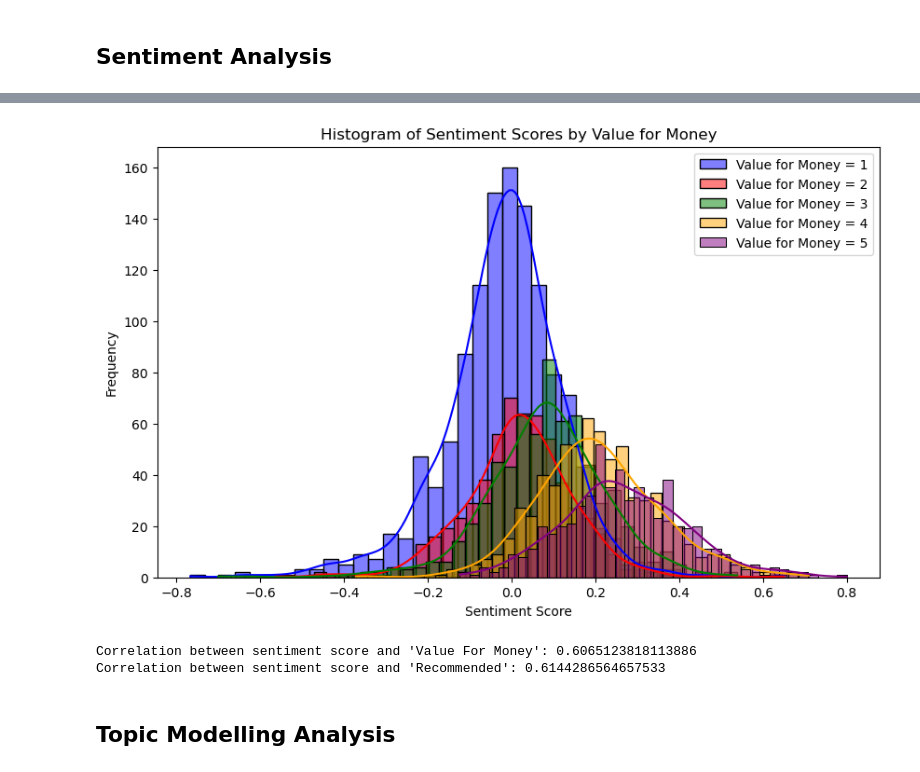
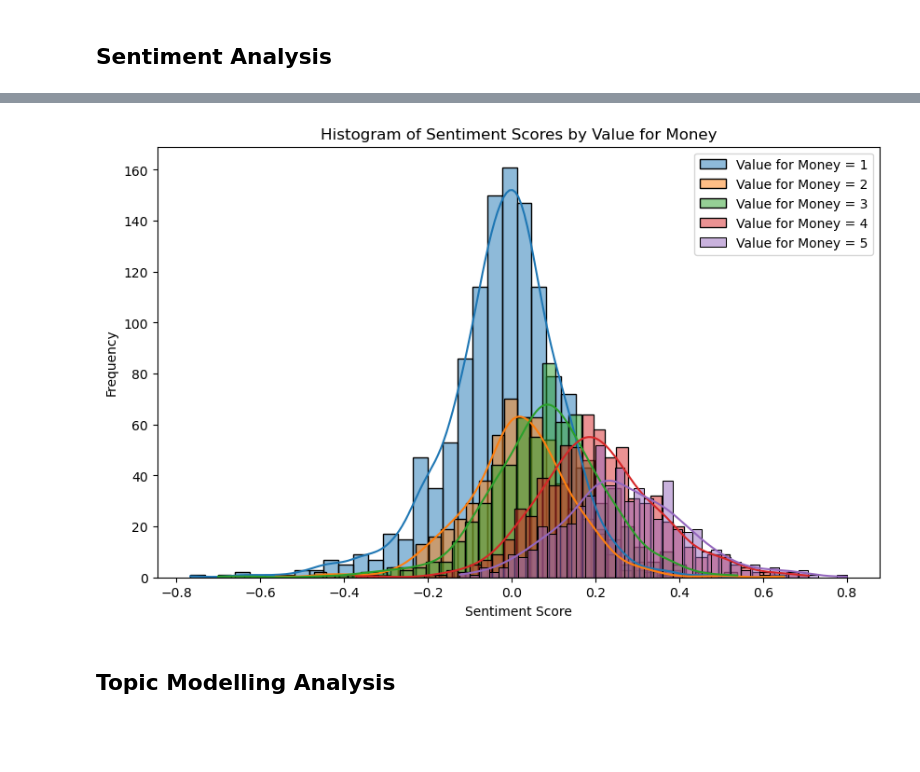
Before and after one commit to MarkPhamm/British-Airway, a Jupyter notebook: Review_Analysis.ipynb, the cells around one changed output, grey strips where cells are left out. Saved outputs shown, nothing was run; the diff lists cells and outputs as text; code cells hidden in the pictures; blank space fills up the shorter version.

```diff
--- a/Review_Analysis.ipynb
+++ b/Review_Analysis.ipynb
@@ -47,3 +54,5 @@ df = df[['Review','Value For Money', 'Recommended']]
+# %%
+df = df[['seat_comfort', 'cabit_serv', 'food','ground_service', 'wifi','review', 'money_value','recommended']]
 # %%
 df.head()
 # %% [output]
@@ -214,9 +190,9 @@ def check_delay(review):
         return 0
 
 # Apply the function to create the 'Delay' column
-df['Delay'] = df['Review'].apply(check_delay)
+df['delay'] = df['review'].apply(check_delay)
 # Calculate the percentage of flights that have been delayed and round to two decimal places
-percentage_delayed = round((df['Delay'].mean()) * 100, 2)
+percentage_delayed = round((df['delay'].mean()) * 100, 2)
 
 print("Percentage of flights that have been delayed:", percentage_delayed, "%")
 # %% [output]
@@ -230,8 +206,8 @@ def check_cancel(review):
         return 0
 
 # Apply the function to create the 'Cancel' column
-df['Cancel'] = df['Review'].apply(check_cancel)
+df['cancel'] = df['review'].apply(check_cancel)
 # Calculate the percentage of flights that have been canceled and round to two decimal places
-percentage_canceled = round((df['Cancel'].mean()) * 100, 2)
+percentage_canceled = round((df['cancel'].mean()) * 100, 2)
 print("Percentage of flights that have been canceled:", percentage_canceled, "%")
 # %% [output]
@@ -365,5 +221,5 @@ def calculate_sentiment(text):
     return analysis.sentiment.polarity
 # %%
 # Apply the function to your review column
-df['Sentiment Score'] = df['Review'].apply(calculate_sentiment)
+df['sentiment_score'] = df['review'].apply(calculate_sentiment)
 # %%
@@ -440,20 +284,17 @@ grouped_data
 # %%
 plt.figure(figsize=(10, 6))
 
-# Create histograms for 'Value for Money' scores
-sns.histplot(df[df['Value For Money'] == 1]['Sentiment Score'], bins=40, color='blue', label='Value for Money = 1', kde=True)
-sns.histplot(df[df['Value For Money'] == 2]['Sentiment Score'], bins=40, color='red', label='Value for Money = 2', kde=True)
-sns.histplot(df[df['Value For Money'] == 3]['Sentiment Score'], bins=40, color='green', label='Value for Money = 3', kde=True)
-sns.histplot(df[df['Value For Money'] == 4]['Sentiment Score'], bins=40, color='orange', label='Value for Money = 4', kde=True)
-sns.histplot(df[df['Value For Money'] == 5]['Sentiment Score'], bins=40, color='purple', label='Value for Money = 5', kde=True)
+# Plot histograms for 'Value for Money' scores
+for value in range(1, 6):
+    sns.histplot(df[df['money_value'] == value]['sentiment_score'], bins=40, label=f'Value for Money = {value}', kde=True)
 
 plt.title('Histogram of Sentiment Scores by Value for Money')
 plt.xlabel('Sentiment Score')
 plt.ylabel('Frequency')
 plt.legend()
 
 plt.show()
 # %% [output]
-[figure, old version]
+[figure, new version]
 # %%
 # Map 'yes' to 1 and 'no' to 0 in the 'Recommended' column
@@ -461,12 +302,2 @@ df['Recommended'] = df['Recommended'].map({'yes': 1, 'no': 0})
-# %%
-# Analyze correlation between sentiment scores and 'Value For Money' or 'Recommended' columns
-correlation_value_for_money = df['Sentiment Score'].corr(df['Value For Money'])
-correlation_recommended = df['Sentiment Score'].corr(df['Recommended'])
-
-print(f"Correlation between sentiment score and 'Value For Money': {correlation_value_for_money}")
-print(f"Correlation between sentiment score and 'Recommended': {correlation_recommended}")
-# %% [output]
-Correlation between sentiment score and 'Value For Money': 0.6065123818113886
-Correlation between sentiment score and 'Recommended': 0.6144286564657533
 # %% [markdown]
 ## Topic Modelling Analysis
```
Also changed, not shown: parts of 18 cells of this notebook.
